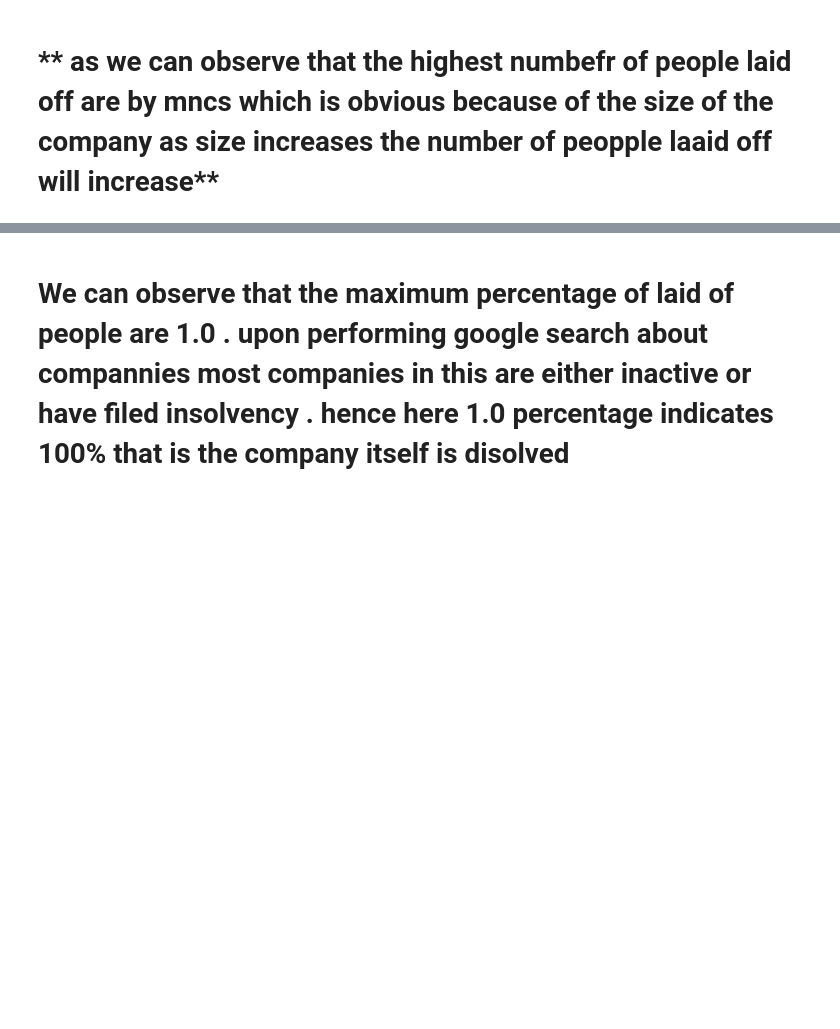
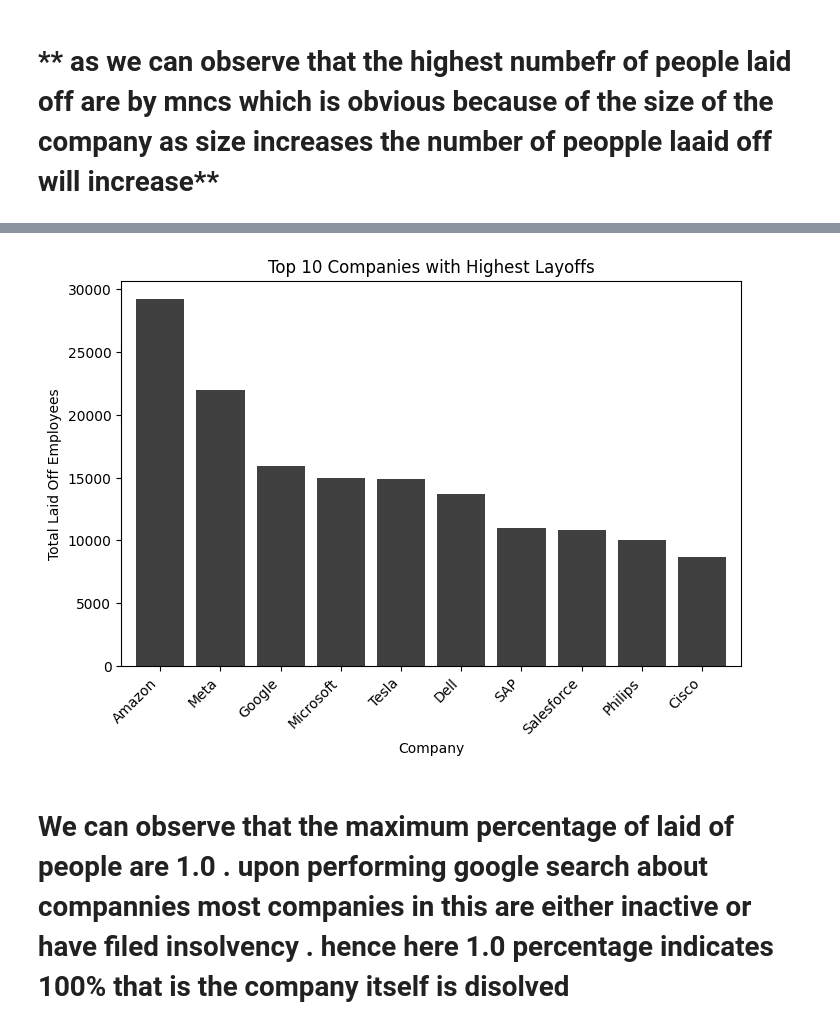
Before and after one commit to brahm-dave/preprocessing-and-eda, a Jupyter notebook: preprocessing_and_eda.ipynb, the cells around one changed output, grey strips where cells are left out. Saved outputs shown, nothing was run; the diff lists cells and outputs as text; code cells hidden in the pictures; blank space fills up the shorter version.

```diff
--- a/preprocessing_and_eda.ipynb
+++ b/preprocessing_and_eda.ipynb
@@ -287,3 +286,13 @@ Top 10 companies with highest percentage of layoffs:
+# %%
+# Create a bar chart showing the top 10 companies with the highest number of layoffs
+top_10_companies = df.groupby('Company')['Laid_Off_Count'].sum().sort_values(ascending=False).head(10)
+top_10_companies.plot(kind='bar', color='k', alpha=0.75, width=0.8, figsize=(8, 5))
+plt.ylabel('Total Laid Off Employees')
+plt.title('Top 10 Companies with Highest Layoffs')
+plt.xticks(rotation=45, ha='right')
+plt.show()
+# %% [output]
+[figure, added]
 # %% [markdown]
 # **We can observe that the maximum percentage of laid of people are 1.0 . upon performing google search about compannies most companies in this are either inactive or have filed insolvency . hence here 1.0 percentage indicates 100% that is the company itself is disolved**
 # %%
```
Also changed, not shown: parts of 14 cells of this notebook.
